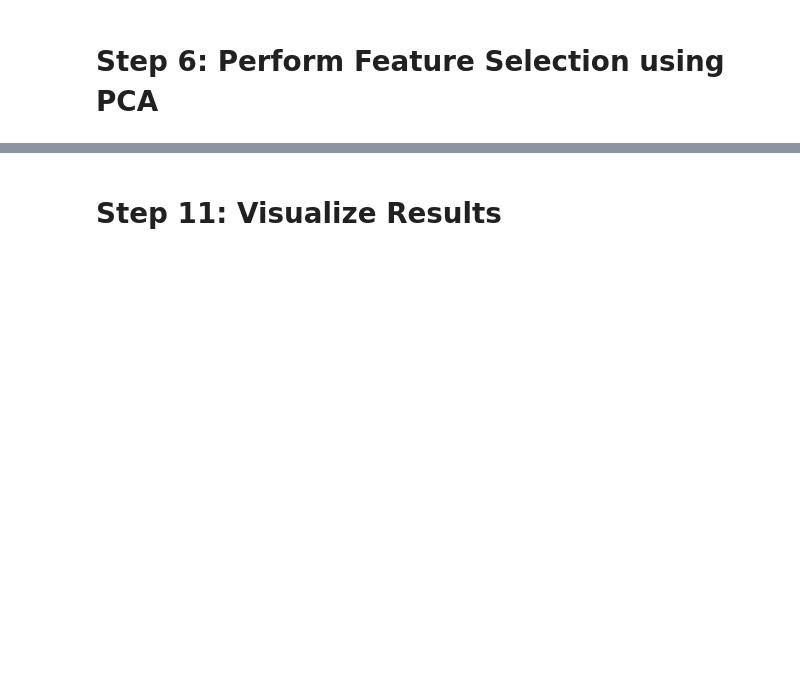
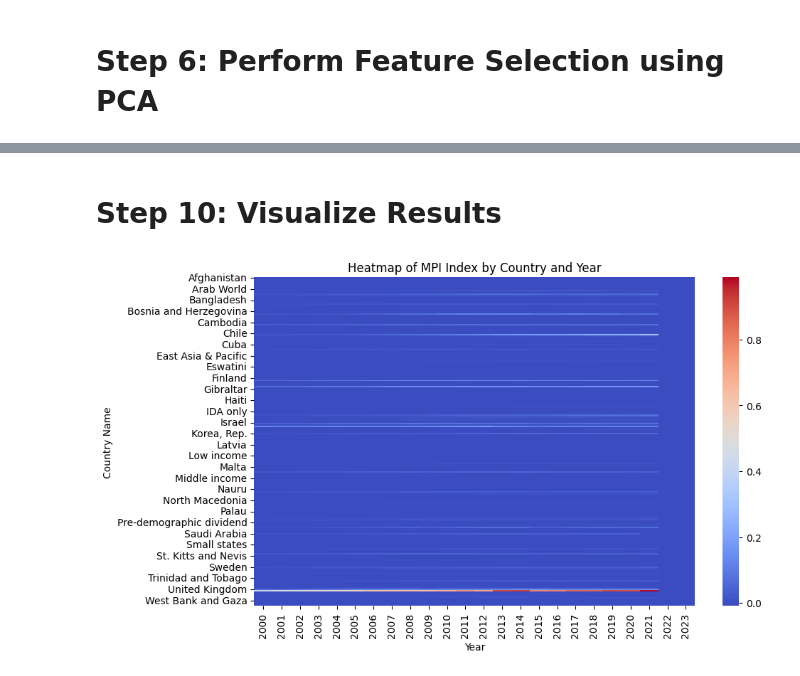
Before and after one commit to RhyChaw/cxc, a Jupyter notebook: SAPChallenge/SAPChallenge.ipynb, the cells around one changed output, grey strips where cells are left out. Saved outputs shown, nothing was run; the diff lists cells and outputs as text; code cells hidden in the pictures; blank space fills up the shorter version.

```diff
--- a/SAPChallenge/SAPChallenge.ipynb
+++ b/SAPChallenge/SAPChallenge.ipynb
@@ -93,10 +201,16 @@ shap.summary_plot(shap_values, X)
 # %% [markdown]
-# Step 11: Visualize Results
+# Step 10: Visualize Results
 # %%
+# Heatmap of MPI Index by Country and Year
 plt.figure(figsize=(10, 6))
 sns.heatmap(mpi_df_pca.pivot_table(index="Country Name", columns="Year", values="MPI Index"), cmap="coolwarm")
 plt.title("Heatmap of MPI Index by Country and Year")
 plt.show()
 
-fig = px.scatter(mpi_df_pca, x="PC1", y="PC2", color="Cluster", hover_name=mpi_df_pca.index.get_level_values("Country Name"))
+# Interactive 3D Scatter Plot of PCA Components
+fig = px.scatter_3d(mpi_df_pca, x="PC1", y="PC2", z="PC3", color="Cluster",
+                    hover_name=mpi_df_pca.index.get_level_values("Country Name"))
+fig.update_layout(title="3D Scatter Plot of PCA Components")
 fig.show()
+# %% [output]
+[figure, added]
```
Also changed, not shown: parts of 19 cells of this notebook.
